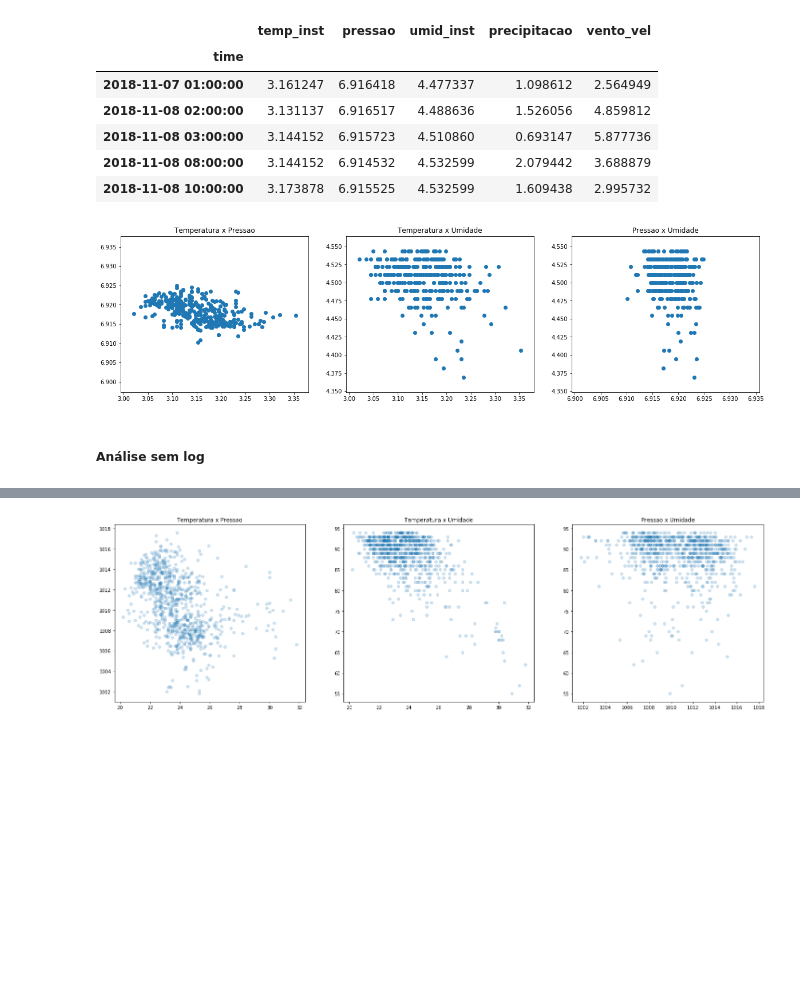
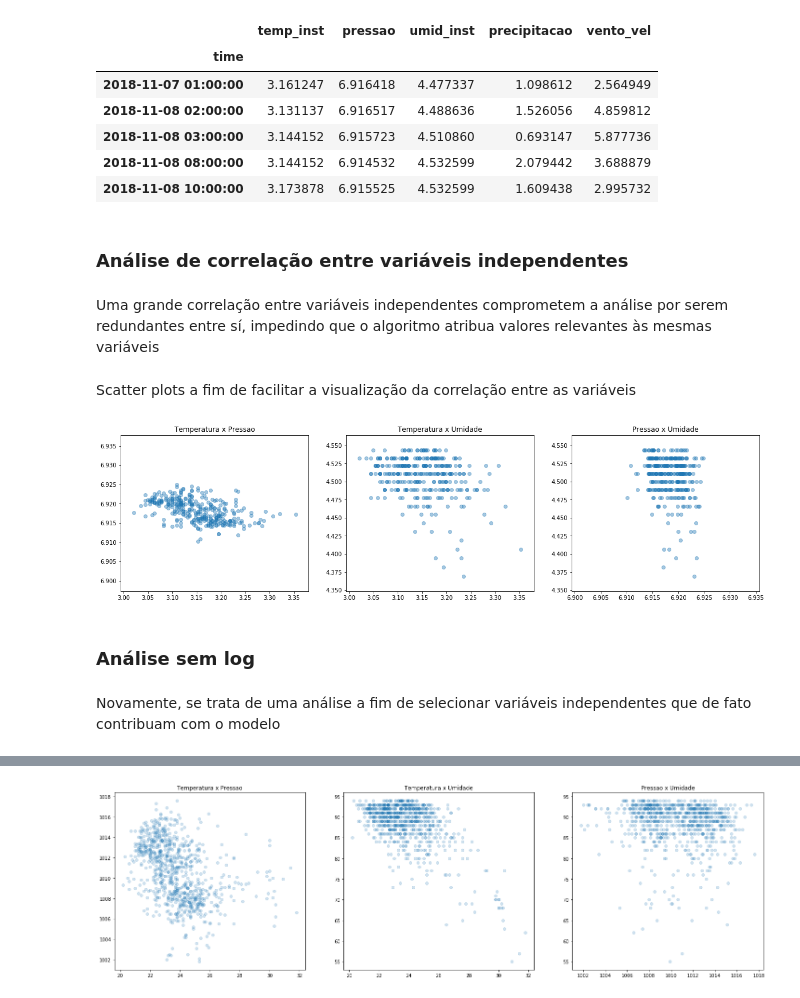
Before and after one commit to Joao-Pedro-Chacon-Ruiz/Modelo_de_precificacao_carros, a Jupyter notebook: Previsao_chuva.ipynb, the cells around one changed output, grey strips where cells are left out. Saved outputs shown, nothing was run; the diff lists cells and outputs as text; code cells hidden in the pictures; blank space fills up the shorter version.

```diff
--- a/Previsao_chuva.ipynb
+++ b/Previsao_chuva.ipynb
@@ -444,19 +310,27 @@ temperatura1_log = dados_log_com_chuva['temp_inst']
 pressao1_log = dados_log_com_chuva['pressao']
 umidade1_log = dados_log_com_chuva['umid_inst']
 precipitacao1_log = dados_log_com_chuva['precipitacao']
+# %% [markdown]
+### Análise de correlação entre variáveis independentes
+# %% [markdown]
+Uma grande correlação entre variáveis independentes comprometem a análise por serem redundantes entre sí, impedindo que o algoritmo atribua valores relevantes às mesmas variáveis
+# %% [markdown]
+Scatter plots a fim de facilitar a visualização da correlação entre as variáveis
 # %%
 fig, axs = plt.subplots(1, 3)
 fig.set_size_inches(20, 5)
-axs[0].scatter(temperatura1_log,pressao1_log);
+axs[0].scatter(temperatura1_log,pressao1_log, alpha=0.4);
 axs[0].set_title('Temperatura x Pressao');
-axs[1].scatter(temperatura1_log,umidade1_log);
+axs[1].scatter(temperatura1_log,umidade1_log, alpha=0.4);
 axs[1].set_title('Temperatura x Umidade');
-axs[2].scatter(pressao1_log,umidade1_log);
+axs[2].scatter(pressao1_log,umidade1_log, alpha=0.4);
 axs[2].set_title('Pressao x Umidade');
 # %% [output]
-[figure, old version]
+[figure, new version]
 # %% [markdown]
-##### Análise sem log
+### Análise sem log
+# %% [markdown]
+Novamente, se trata de uma análise a fim de selecionar variáveis independentes que de fato contribuam com o modelo
 # %%
 dados_com_chuva = dados5[dados5['precipitacao']>0]
 dados_com_chuva.head()
```
Also changed, not shown: parts of 82 cells of this notebook.
